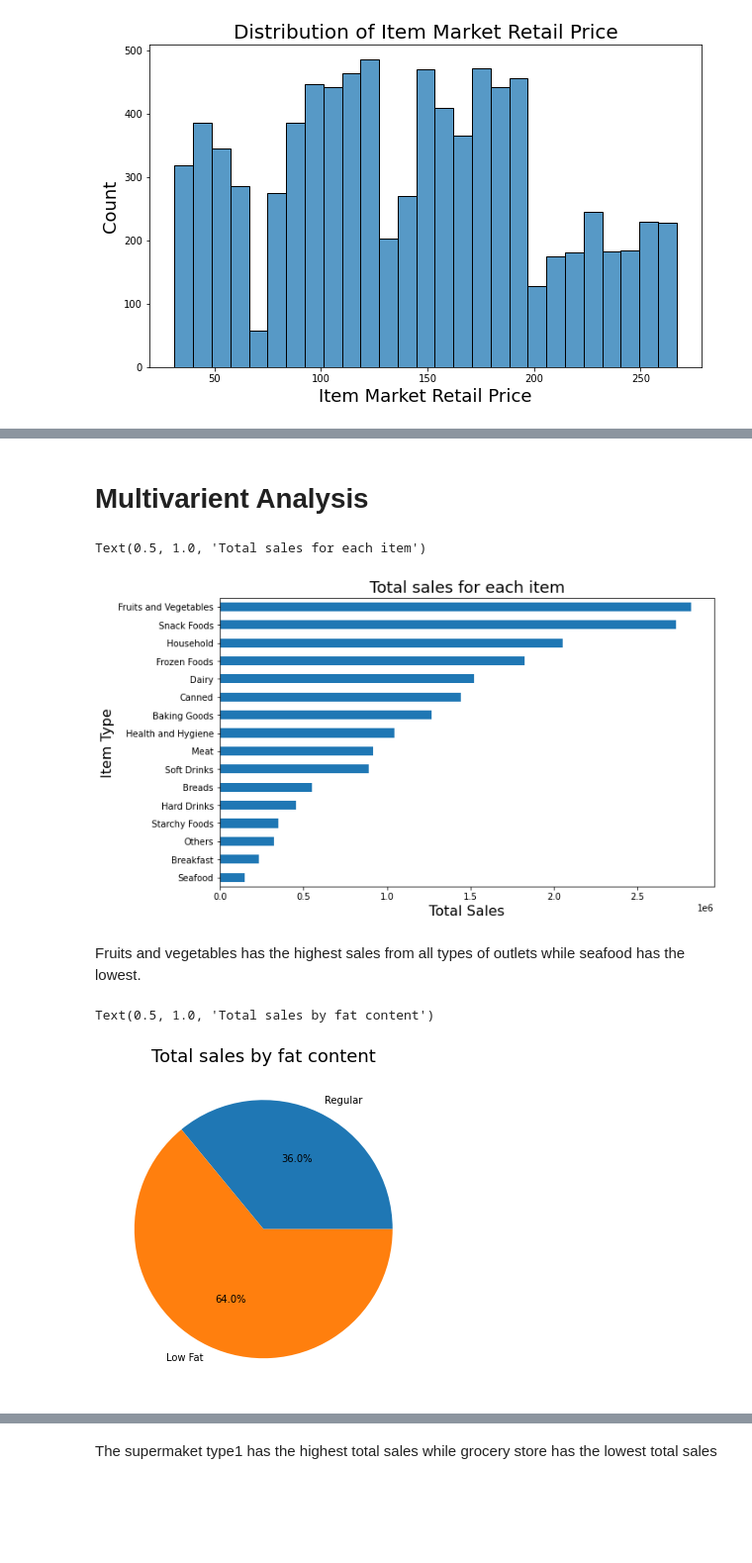
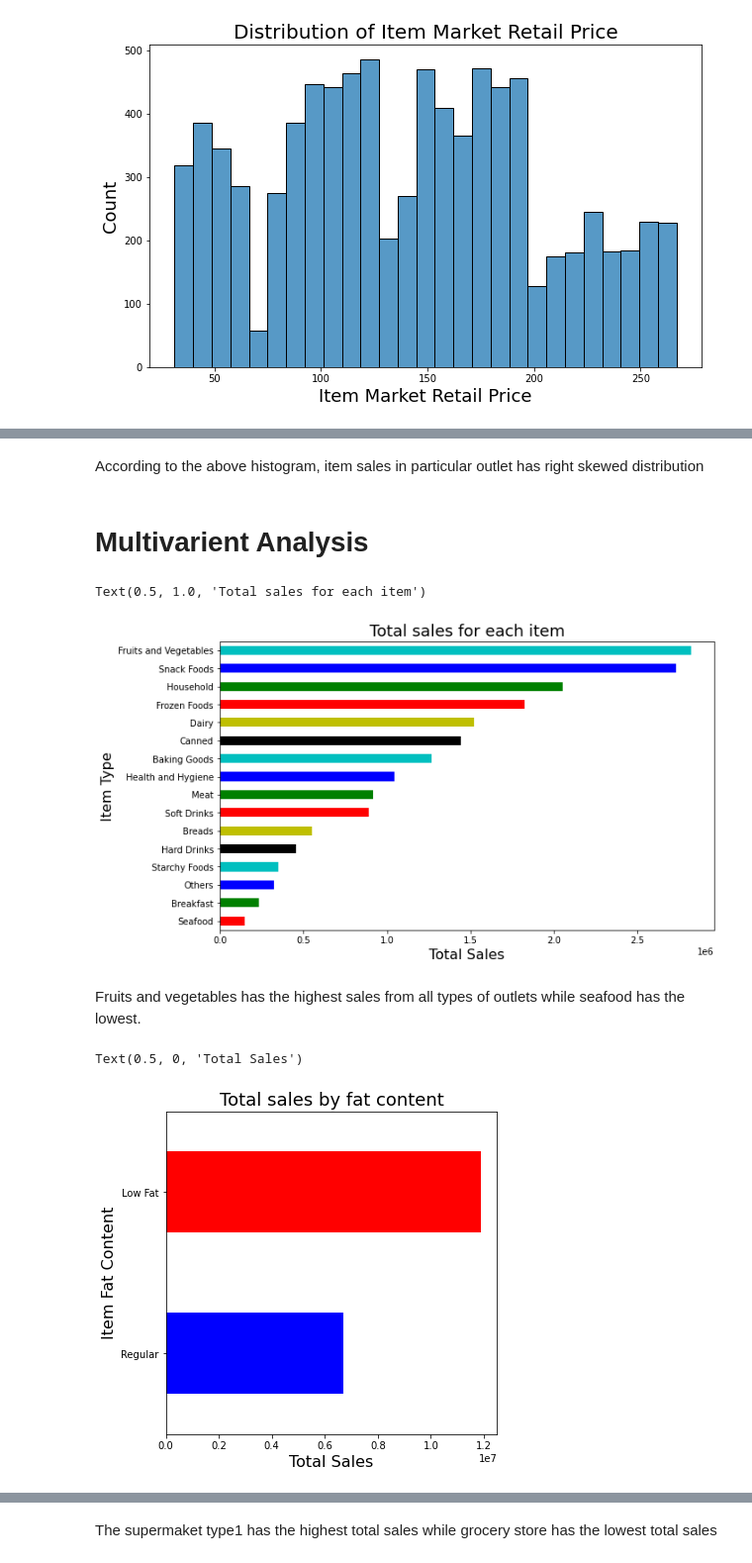
Before and after one commit to sheha919/Coding-Dojo-Project1, a Jupyter notebook: sales_prediction.ipynb, the cells around one changed output, grey strips where cells are left out. Shown at 99% size. Cells and saved outputs as stored; diff of their text form; code cells hidden in the pictures; blank space fills up the shorter version.

Commit message:
updating the plots

```diff
--- a/sales_prediction.ipynb
+++ b/sales_prediction.ipynb
@@ -337,26 +347,31 @@ Above histogram shows the distribution of MRP values of items. Total number of s
+# %% [markdown]
+According to the above histogram, item sales in particular outlet has right skewed distribution
 # %% [markdown]
 # Multivarient Analysis
 # %%
 total_sales_byitem=df.groupby('Item_Type')['Item_Outlet_Sales'].sum().sort_values()
 
 plt.figure(figsize=[10,6])
-total_sales_byitem.plot(kind='barh')
+total_sales_byitem.plot(kind='barh',color=['r','g','b','c','k','y'])
+
 plt.ylabel('Item Type', fontsize=16)
 plt.xlabel('Total Sales',fontsize=16 )
 plt.title('Total sales for each item', fontsize=18)
 # %% [output]
 Text(0.5, 1.0, 'Total sales for each item')
-[figure, old version]
+[figure, new version]
 # %% [markdown]
 Fruits and vegetables has the highest sales from all types of outlets while seafood has the lowest.
 # %%
 total_sales_byfat=df.groupby('Item_Fat_Content')['Item_Outlet_Sales'].sum().sort_values()
-label_fat=['Regular','Low Fat']
+
 
 plt.figure(figsize=[6,6])
-plt.pie(total_sales_byfat, labels=label_fat, autopct='%0.1f%%')
+total_sales_byfat.plot(kind='barh', color=['blue', 'red'])
 plt.title('Total sales by fat content', fontsize=18)
+plt.ylabel('Item Fat Content', fontsize=16)
+plt.xlabel('Total Sales',fontsize=16)
 # %% [output]
-Text(0.5, 1.0, 'Total sales by fat content')
+Text(0.5, 0, 'Total Sales')
-[figure, old version]
+[figure, new version]
 # %% [markdown]
```
Also changed, not shown: parts of 6 cells of this notebook.
